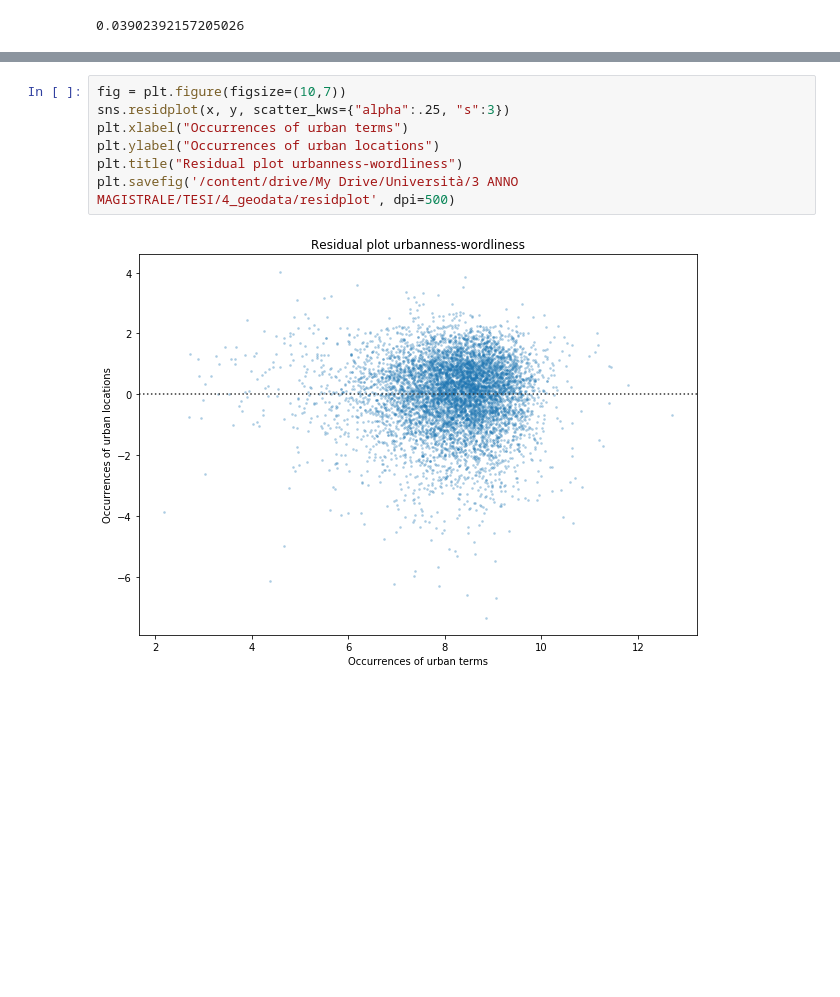
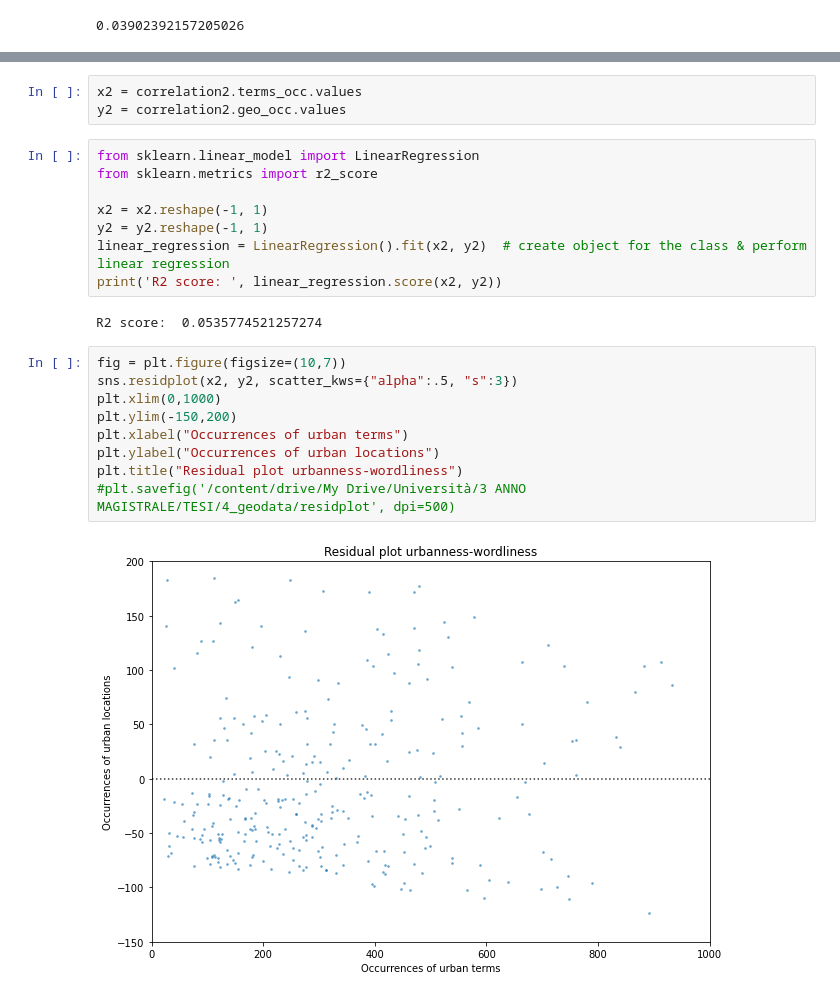
Before and after one commit to federicabologna/thesis_space_scifi, a Jupyter notebook: 4_geodata/geodata_stats.ipynb, the cells around one changed output, grey strips where cells are left out. Drawn from its saved outputs; the diff is of its cells as text; blank space fills up the shorter version.

```diff
--- a/4_geodata/geodata_stats.ipynb
+++ b/4_geodata/geodata_stats.ipynb
@@ -433,9 +429,24 @@ plt.savefig('/content/drive/My Drive/Università/3 ANNO MAGISTRALE/TESI/4_geoda
+# %%
+x2 = correlation2.terms_occ.values
+y2 = correlation2.geo_occ.values
+# %%
+from sklearn.linear_model import LinearRegression
+from sklearn.metrics import r2_score
+
+x2 = x2.reshape(-1, 1)
+y2 = y2.reshape(-1, 1)
+linear_regression = LinearRegression().fit(x2, y2)  # create object for the class & perform linear regression
+print('R2 score: ', linear_regression.score(x2, y2))
+# %% [output]
+R2 score:  0.0535774521257274
 # %%
 fig = plt.figure(figsize=(10,7))
-sns.residplot(x, y, scatter_kws={"alpha":.25, "s":3})
+sns.residplot(x2, y2, scatter_kws={"alpha":.5, "s":3})
+plt.xlim(0,1000)
+plt.ylim(-150,200)
 plt.xlabel("Occurrences of urban terms")
 plt.ylabel("Occurrences of urban locations")
 plt.title("Residual plot urbanness-wordliness")
-plt.savefig('/content/drive/My Drive/Università/3 ANNO MAGISTRALE/TESI/4_geodata/residplot', dpi=500)
+#plt.savefig('/content/drive/My Drive/Università/3 ANNO MAGISTRALE/TESI/4_geodata/residplot', dpi=500)
 # %% [output]
-[figure, old version]
+[figure, new version]
```
Also changed, not shown: parts of 13 cells of this notebook.
